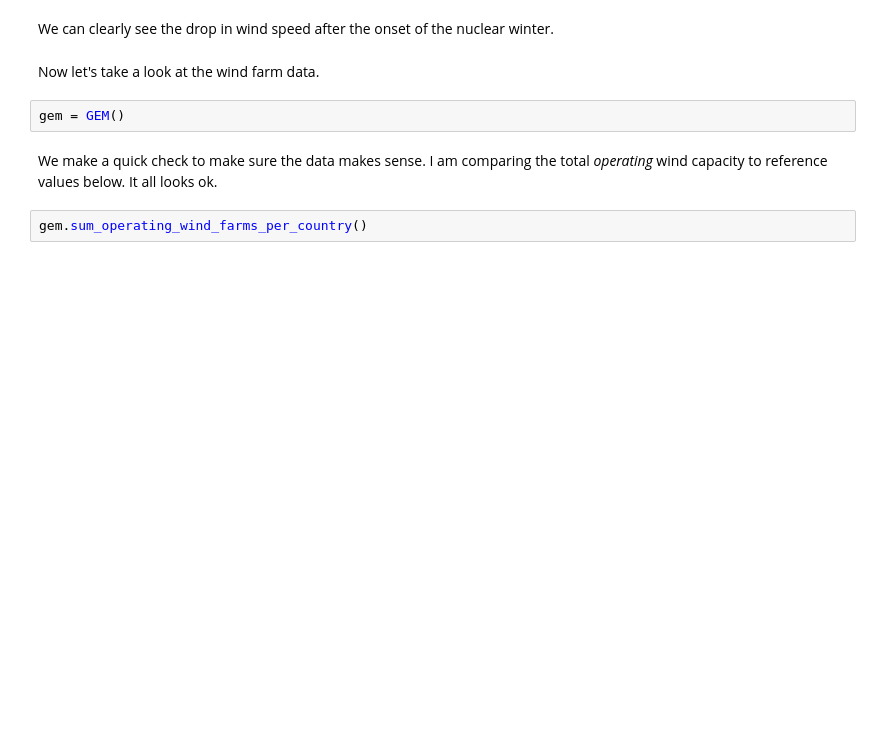
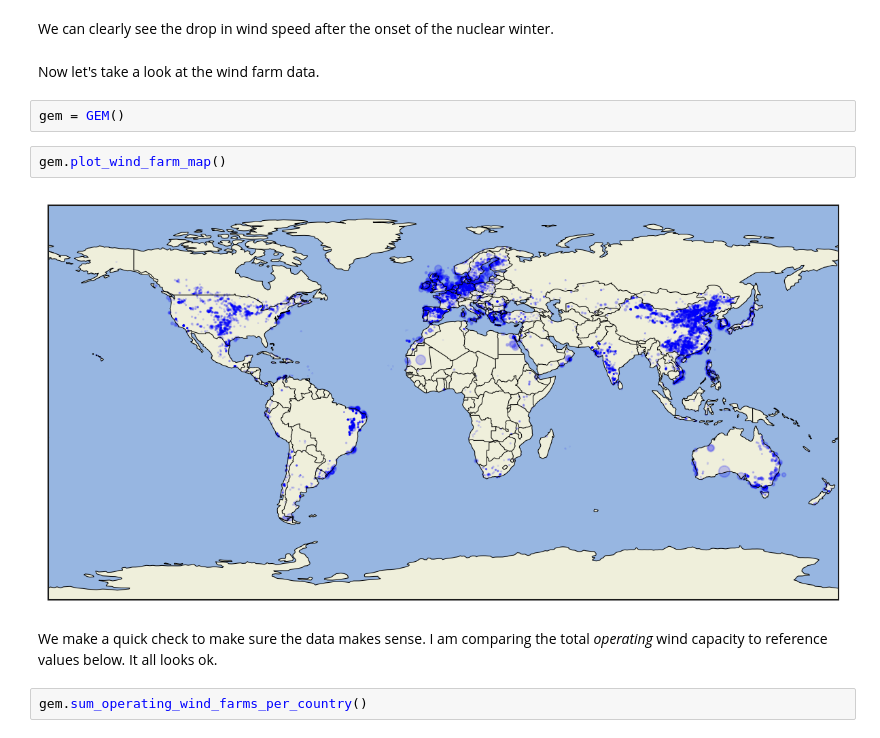
Before and after one commit to allfed/Renewables-Nuclear-Winter, a Jupyter notebook: scripts/Wind-Power.ipynb, the cells around one changed output. Drawn from its saved outputs; the diff is of its cells as text; blank space fills up the shorter version.

```diff
--- a/scripts/Wind-Power.ipynb
+++ b/scripts/Wind-Power.ipynb
@@ -27,6 +27,10 @@ We can clearly see the drop in wind speed after the onset of the nuclear winter.
 Now let's take a look at the wind farm data.
 # %%
 gem = GEM()
+# %%
+gem.plot_wind_farm_map()
+# %% [output]
+[figure, added]
 # %% [markdown]
 We make a quick check to make sure the data makes sense. I am comparing the total *operating* wind capacity to reference values below. It all looks ok.
 # %%
```
Also changed, not shown: parts of 1 cell of this notebook, 2 other files.
